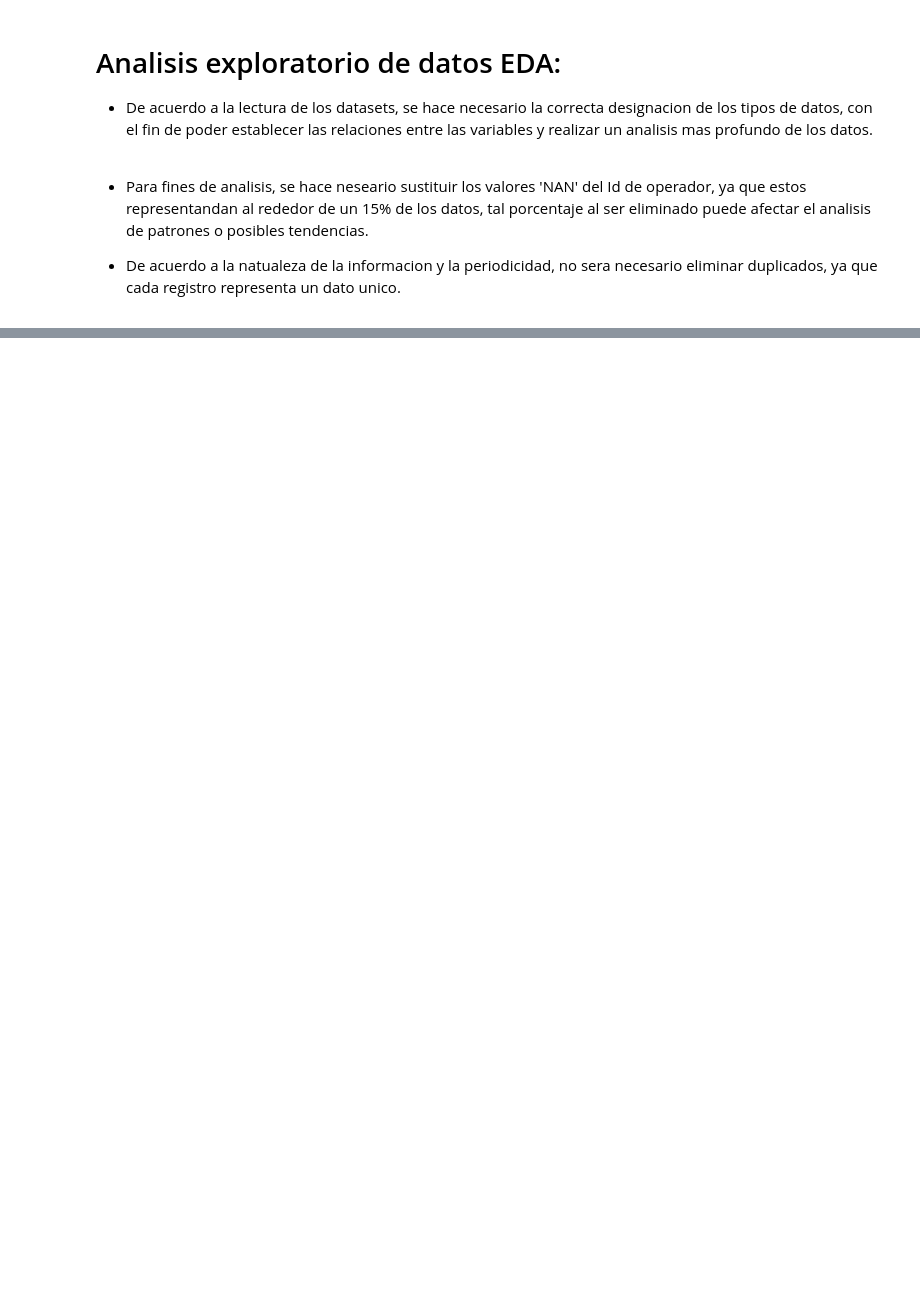
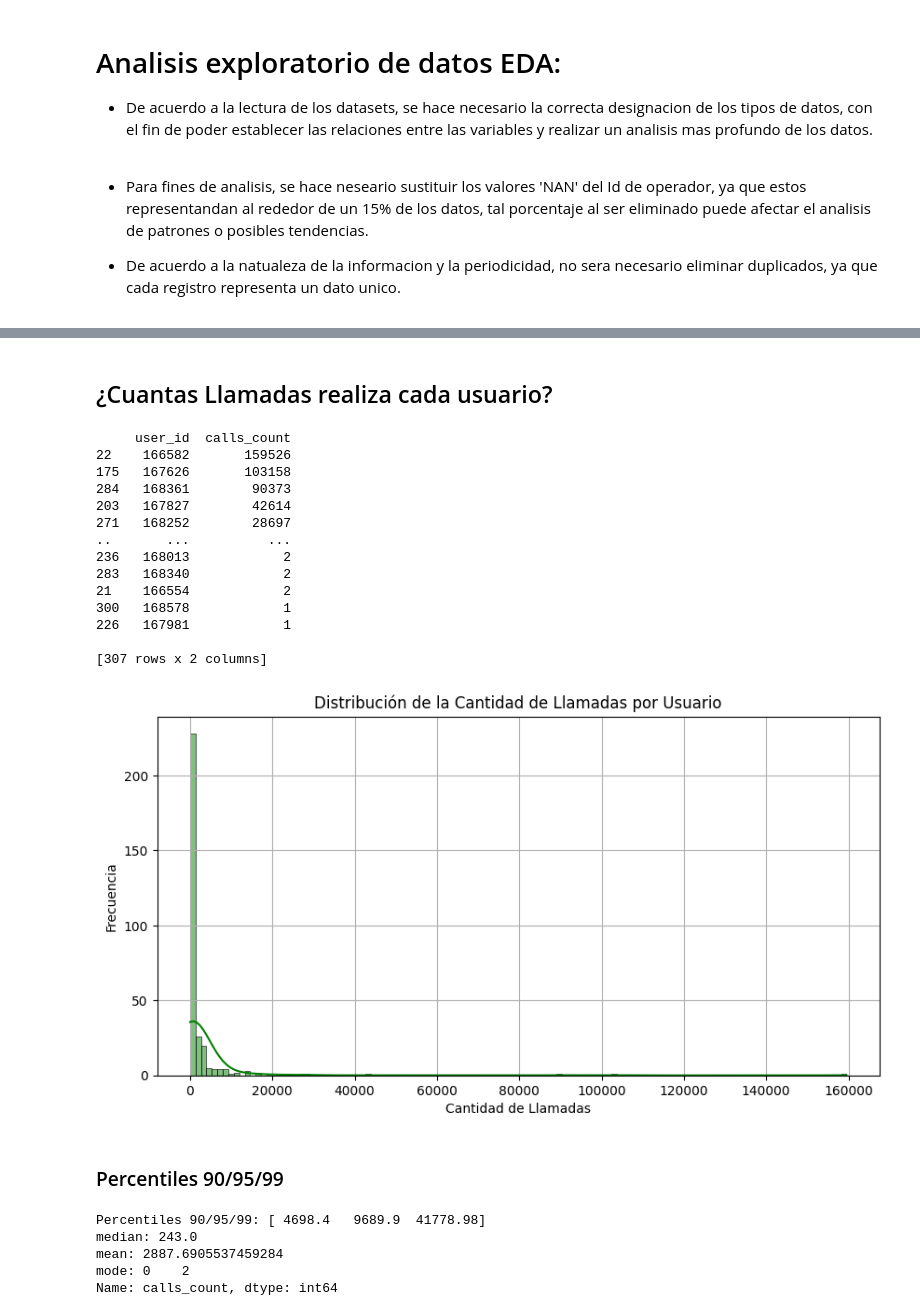
Before and after one commit to DavidRC-Ing/CallMeMaybe-virtual-telephony, a Jupyter notebook: CallMeMaybe virtual telephony.ipynb, the cells around one changed output, grey strips where cells are left out. Cells and saved outputs as stored; diff of their text form; code cells hidden in the pictures; blank space fills up the shorter version.

```diff
--- a/CallMeMaybe virtual telephony.ipynb
+++ b/CallMeMaybe virtual telephony.ipynb
@@ -285,0 +332,54 @@ std       62.981680    3735.653323          4407.963966
+# %% [markdown]
+## ¿Cuantas Llamadas realiza cada usuario?
+# %%
+# Cantidad de llamadas realizadas por usuario
+
+user_counts=dataset.groupby('user_id')['calls_count'].sum().reset_index()
+print(user_counts.sort_values(by='calls_count',ascending=False))
+
+# Histograma
+plt.figure(figsize=(10,5))
+sns.histplot(user_counts['calls_count'], bins=120, color='green', edgecolor='black', kde=True)
+plt.title('Distribución de la Cantidad de Llamadas por Usuario')
+plt.xlabel('Cantidad de Llamadas')
+plt.ylabel('Frecuencia')
+plt.grid(True)
+plt.show()
+# %% [output]
+     user_id  calls_count
+22    166582       159526
+175   167626       103158
+284   168361        90373
+203   167827        42614
+271   168252        28697
+..       ...          ...
+236   168013            2
+283   168340            2
+21    166554            2
+300   168578            1
+226   167981            1
+
+[307 rows x 2 columns]
+[figure, added]
+# %% [markdown]
+### Percentiles 90/95/99
+# %%
+# Calculo de percentiles
+
+print('Percentiles 90/95/99:',np.percentile(user_counts['calls_count'],[90,95,99]))
+
+# Estadistica descriptiva
+
+median_users_calls=user_counts['calls_count'].median()
+mode_users_calls=user_counts['calls_count'].mode()
+mean_users_calls=user_counts['calls_count'].mean()
+
+print('median:',median_users_calls)
+print('mean:',mean_users_calls)
+print('mode:',mode_users_calls)
+# %% [output]
+Percentiles 90/95/99: [ 4698.4   9689.9  41778.98]
+median: 243.0
+mean: 2887.6905537459284
+mode: 0    2
+Name: calls_count, dtype: int64
```
Also changed, not shown: parts of 56 cells of this notebook.
